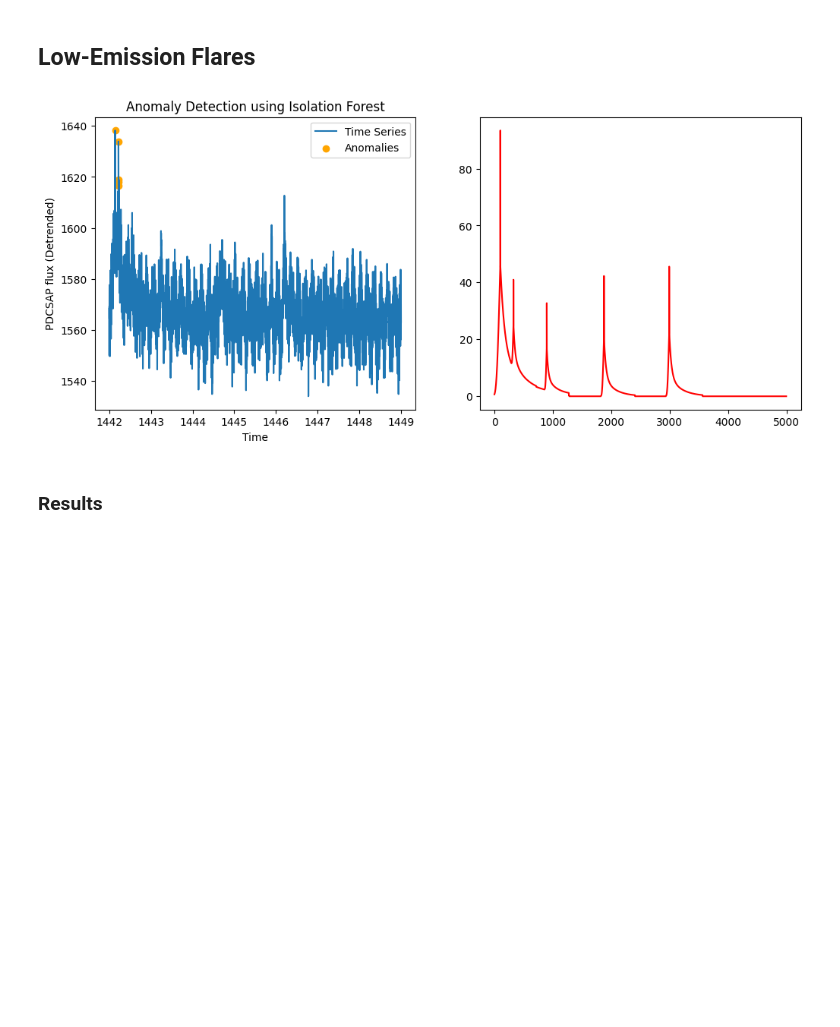
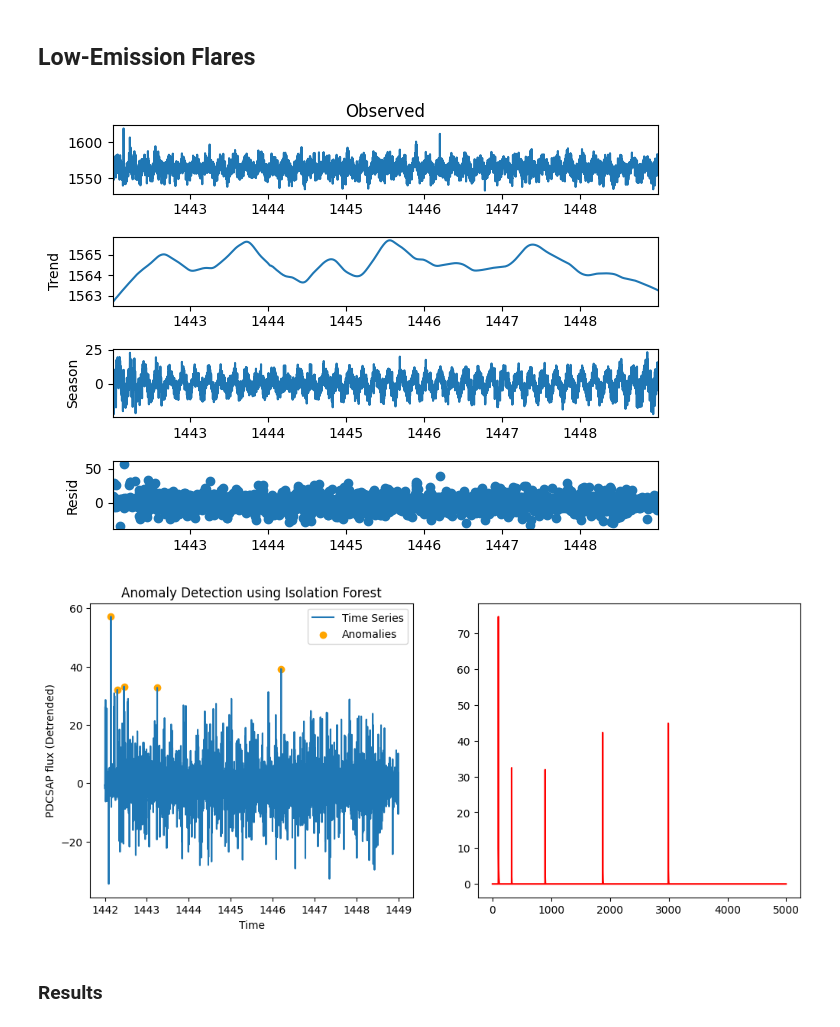
Before and after one commit to alexfaassen/STA2453, a Jupyter notebook: 7.Model_Evaluation/Model_eval.ipynb, the cells around one changed output. Drawn from its saved outputs; the diff is of its cells as text; code cells hidden in the pictures; blank space fills up the shorter version.

```diff
--- a/7.Model_Evaluation/Model_eval.ipynb
+++ b/7.Model_Evaluation/Model_eval.ipynb
@@ -208,12 +194,12 @@ data = inj_low
 
 
 ## STL Decomposition
-# from statsmodels.tsa.seasonal import STL
-# stl = STL(data, period=240, robust=True)  # Use period=240 based on EDA
-# decomposition = stl.fit()
-# data = decomposition.resid.to_frame()
+from statsmodels.tsa.seasonal import STL
+stl = STL(data, period=240, robust=True)  # Use period=240 based on EDA
+decomposition = stl.fit()
+data = decomposition.resid.to_frame()
 
-# decomposition.plot()
+decomposition.plot()
 
 
 
@@ -229,45 +215,46 @@ sample_size = 256 # Number of samples used to train each tree
 model = IsolationForest(n_estimators = n_estimators, contamination = contamination, max_samples = sample_size)
 #contamination = 'auto', random_state = 42)
 # random_state: for reproducibility.
-model.fit(data)
+model.fit(data[[data.columns[0]]].values)
 
 # Predict anomalies
-anomalies = model.predict(data)
-scores = model.decision_function(data)
+anomalies = model.predict(data[[data.columns[0]]].values)
+scores = model.decision_function(data[[data.columns[0]]].values)
 
 # Save
 data['anomaly'] = anomalies
 data['anomaly'] = data['anomaly'].map({1: 0, -1: 1})
 data['anomaly_score'] = scores
 
 
 
 ## Plot - Highlight anomalies
 import matplotlib.pyplot as plt
 import numpy as np
 
 # Simulated Flares
 flareSims = np.load("flareSims.npz")
 
 # Anomalies
 data_anomalies = data[data['anomaly'] == 1]
 
 fig, ax = plt.subplots(1, 2, figsize=(12, 5)) # 1 row, 2 columns
 
 # ax[0].plot(data['resid'], label='Time Series')#, color='steelblue')
 # ax[0].scatter(anomalies.index, anomalies['resid'], label='Anomalies', color='orange')
-ax[0].plot(data['pdcsap_flux'], label='Time Series')
-ax[0].scatter(data_anomalies.index, data_anomalies['pdcsap_flux'], label='Anomalies', color='orange')
+ax[0].plot(data[data.columns[0]], label='Time Series')
+ax[0].scatter(data_anomalies.index, data_anomalies[data.columns[0]], label='Anomalies', color='orange')
 ax[0].set_title('Anomaly Detection using Isolation Forest')
 ax[0].set_xlabel('Time')
 ax[0].set_ylabel('PDCSAP flux (Detrended)')
 ax[0].legend()
 
 ax[1].plot(flareSims["flare_low"], 'r-')
 
 plt.show()
 # %% [output]
-[figure, old version]
+[figure, new version]
+[figure, added]
 # %% [markdown]
 ### Results
 # %%
```
Also changed, not shown: parts of 14 cells of this notebook, 8 other files.
